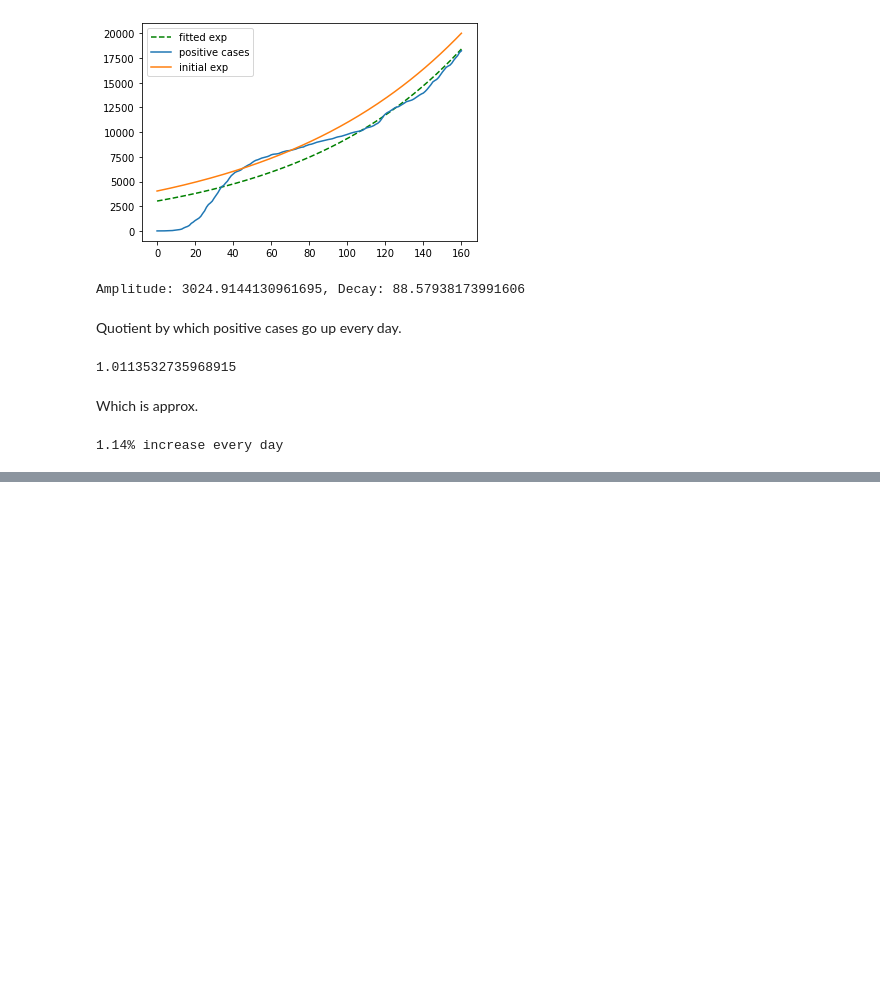
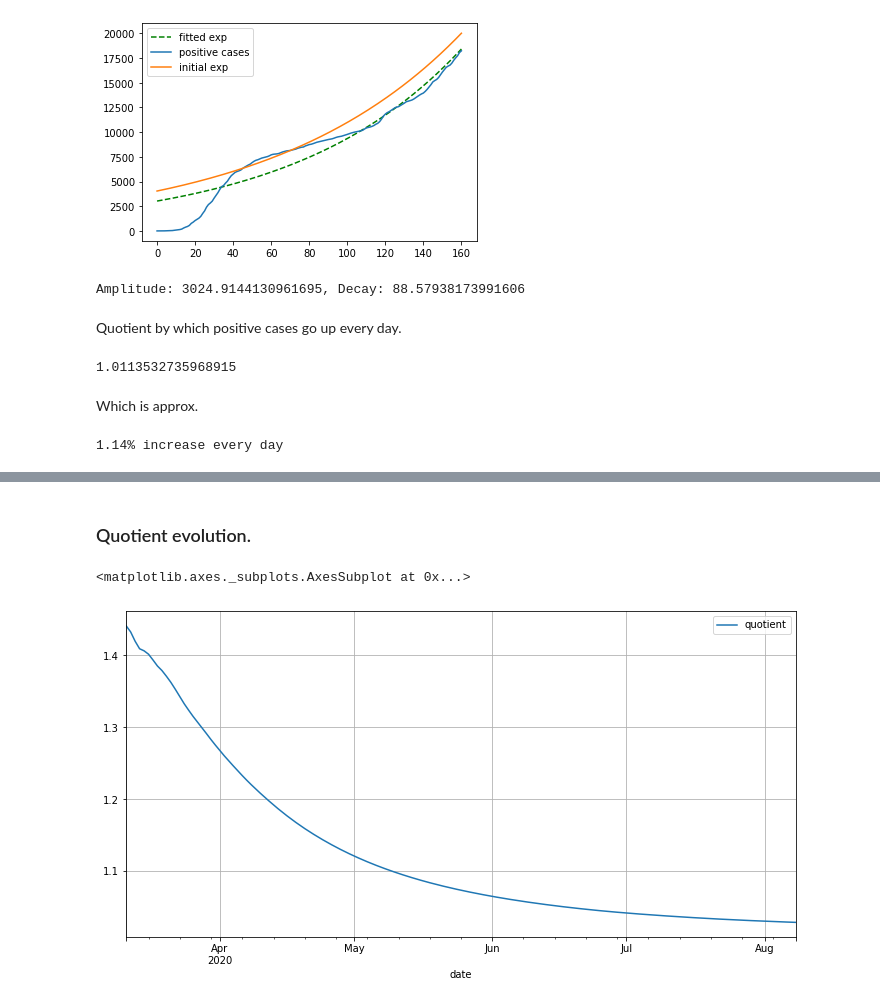
Before and after one commit to Gregofi/corona-czechia, a Jupyter notebook: corona.ipynb, the cells around one changed output, grey strips where cells are left out. Saved outputs shown, nothing was run; the diff lists cells and outputs as text; code cells hidden in the pictures; blank space fills up the shorter version.

Commit message:
Added daily quotient evolution

```diff
--- a/corona.ipynb
+++ b/corona.ipynb
@@ -219,0 +222,27 @@ print( '{:.2f}% increase every day'.format((q - 1) * 100))
+# %%
+# Here we will use more advanced model, which uses the same function but has -x in the exponent instead of x.
+from lmfit.models import ExponentialModel
+
+# Create new column
+corona['quotient'] = 1.0
+
+# Create the model
+model = ExponentialModel()
+
+# Iterate over all rows
+for i, row in corona.iterrows():
+    # Skip the first 10 rows, the jumps we're big so they wouldn't be accurate.
+    if i < 10:
+        continue
+
+    # Get i+1 rows of our dataframe.
+    tmpCorona = corona[:i+1]
+
+    # Guess the initial parameters. We did this manually before, now lmfit does it for us.
+    params = model.guess(tmpCorona['positive_acc'], x=tmpCorona['day'])
+
+    # Get the actual fitted result.
+    result = model.fit(tmpCorona['positive_acc'], params, x=tmpCorona['day'])
+
+    # Save it to dataframe.
+    corona.at[i, 'quotient'] = np.exp(-1/result.params['decay'])
@@ -219,0 +258,7 @@ print( '{:.2f}% increase every day'.format((q - 1) * 100))
+# %% [markdown]
+### Quotient evolution.
+# %%
+corona[10:].plot(x='date', y='quotient',  figsize=(12,6), grid=True)
+# %% [output]
+<matplotlib.axes._subplots.AxesSubplot at 0x...>
+[figure, added]
```
Also changed, not shown: parts of 2 cells of this notebook.
